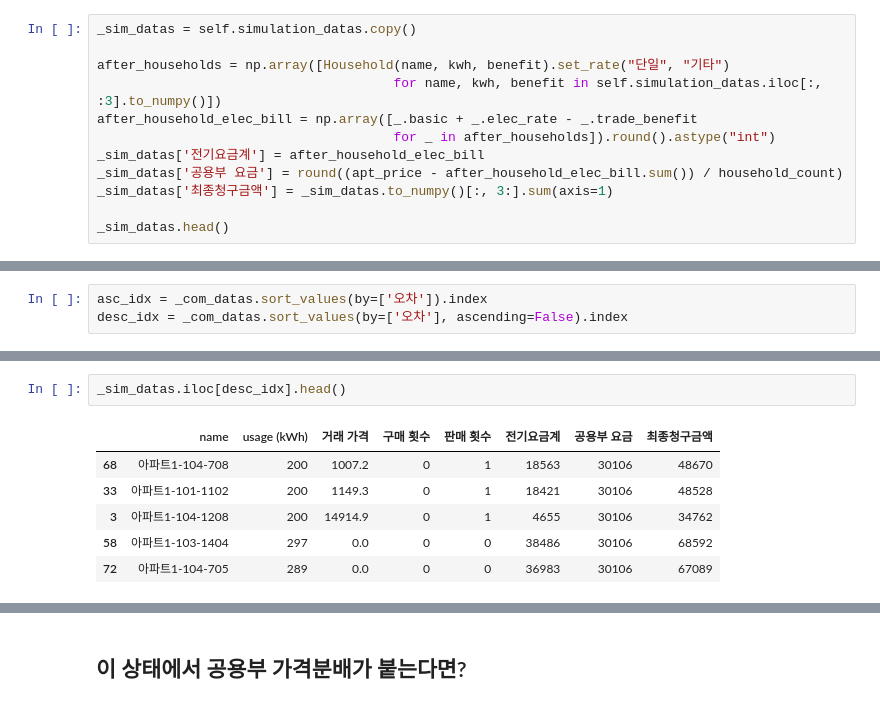
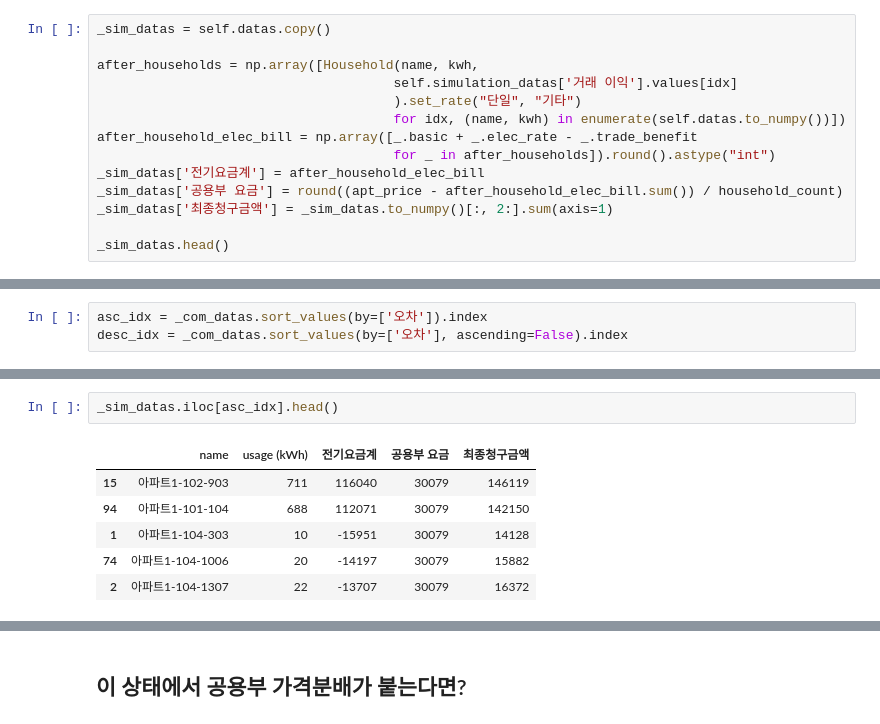
Before and after one commit to formegusto/energy-trading, a Jupyter notebook: analysis. paran energy.ipynb, the cells around one changed output, grey strips where cells are left out. Saved outputs shown, nothing was run; the diff lists cells and outputs as text.

```diff
--- a/analysis. paran energy.ipynb
+++ b/analysis. paran energy.ipynb
@@ -377,13 +358,15 @@ array([81520.6, 80350.8, 60917.2, 66400.4, 63356.2, 62700.2, 63592. ,
 # %%
-_sim_datas = self.simulation_datas.copy()
+_sim_datas = self.datas.copy()
 
-after_households = np.array([Household(name, kwh, benefit).set_rate("단일", "기타")
-                                      for name, kwh, benefit in self.simulation_datas.iloc[:, :3].to_numpy()])
+after_households = np.array([Household(name, kwh,
+                                      self.simulation_datas['거래 이익'].values[idx]
+                                      ).set_rate("단일", "기타")
+                                      for idx, (name, kwh) in enumerate(self.datas.to_numpy())])
 after_household_elec_bill = np.array([_.basic + _.elec_rate - _.trade_benefit
                                       for _ in after_households]).round().astype("int")
 _sim_datas['전기요금계'] = after_household_elec_bill
 _sim_datas['공용부 요금'] = round((apt_price - after_household_elec_bill.sum()) / household_count)
-_sim_datas['최종청구금액'] = _sim_datas.to_numpy()[:, 3:].sum(axis=1)
+_sim_datas['최종청구금액'] = _sim_datas.to_numpy()[:, 2:].sum(axis=1)
 
 _sim_datas.head()
 # %% [output]
@@ -438,12 +414,12 @@ _com_datas.iloc[desc_idx].head()
 # %%
-_sim_datas.iloc[desc_idx].head()
+_sim_datas.iloc[asc_idx].head()
 # %% [output]
-|  | name | usage (kWh) | 거래 가격 | 구매 횟수 | 판매 횟수 | 전기요금계 | 공용부 요금 | 최종청구금액 |
-| 68 | 아파트1-104-708 | 200 | 1007.2 | 0 | 1 | 18563 | 30106 | 48670 |
-| 33 | 아파트1-101-1102 | 200 | 1149.3 | 0 | 1 | 18421 | 30106 | 48528 |
-| 3 | 아파트1-104-1208 | 200 | 14914.9 | 0 | 1 | 4655 | 30106 | 34762 |
-| 58 | 아파트1-103-1404 | 297 | 0.0 | 0 | 0 | 38486 | 30106 | 68592 |
-| 72 | 아파트1-104-705 | 289 | 0.0 | 0 | 0 | 36983 | 30106 | 67089 |
+|  | name | usage (kWh) | 전기요금계 | 공용부 요금 | 최종청구금액 |
+| 15 | 아파트1-102-903 | 711 | 116040 | 30079 | 146119 |
+| 94 | 아파트1-101-104 | 688 | 112071 | 30079 | 142150 |
+| 1 | 아파트1-104-303 | 10 | -15951 | 30079 | 14128 |
+| 74 | 아파트1-104-1006 | 20 | -14197 | 30079 | 15882 |
+| 2 | 아파트1-104-1307 | 22 | -13707 | 30079 | 16372 |
 # %%
 pm.simulation_result()
 # %% [output]
```
Also changed, not shown: parts of 17 cells of this notebook, 3 other files.
